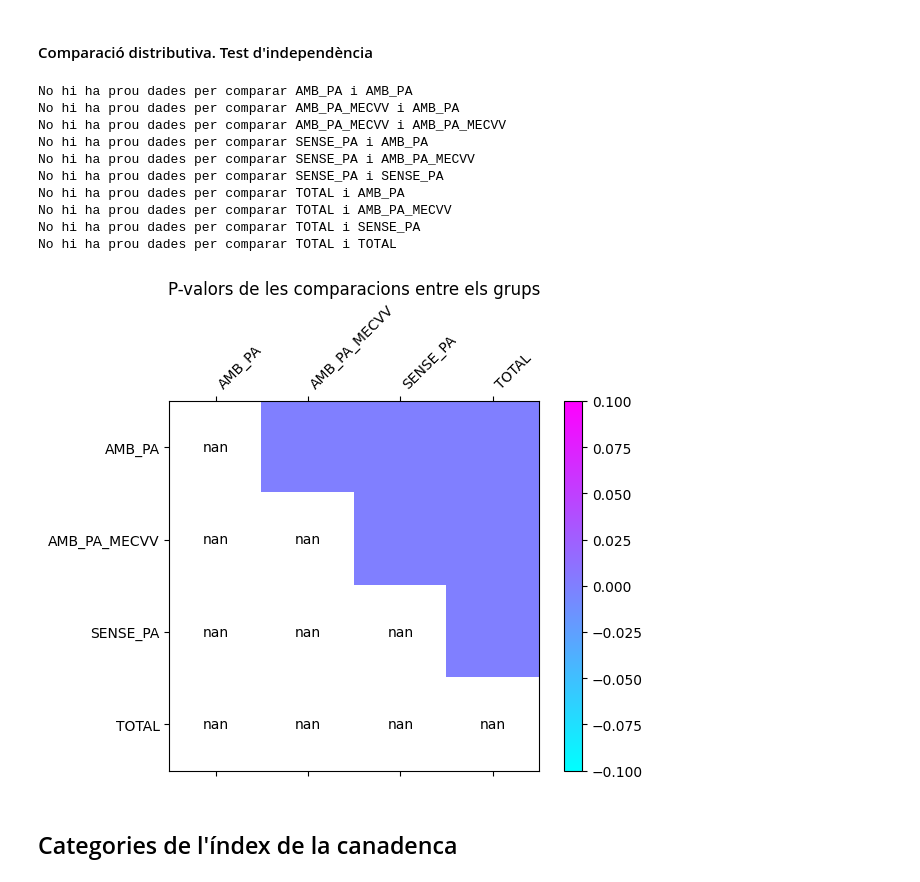
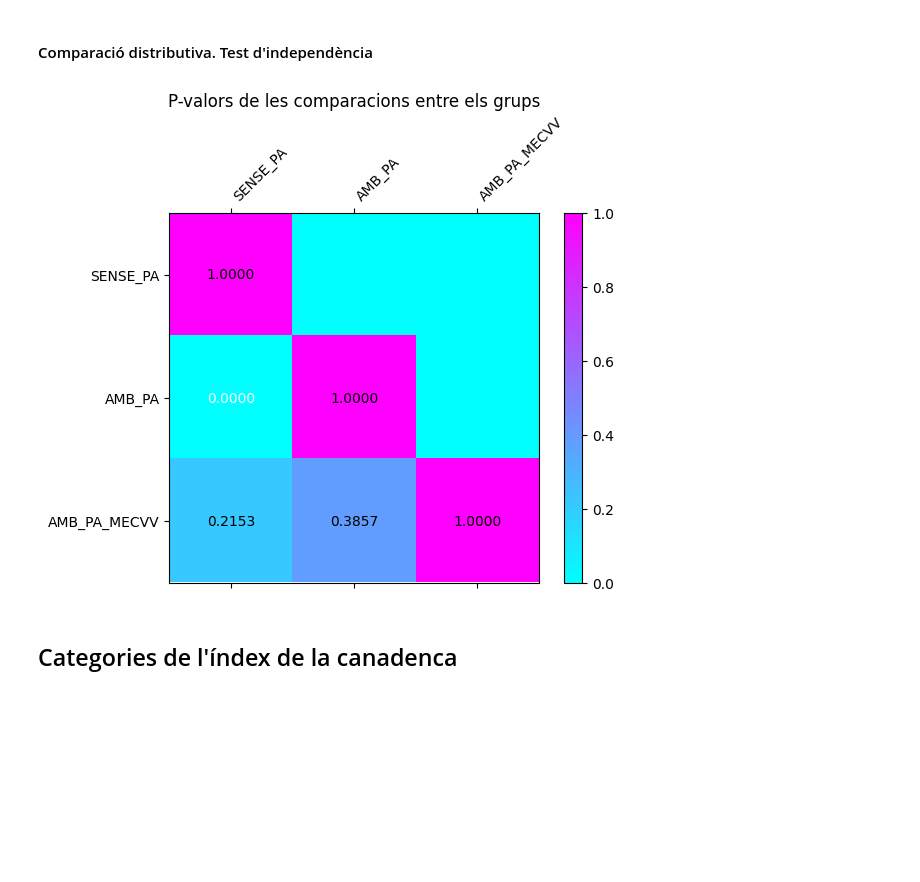
Before and after one commit to MCastelH/PRACTICUM, a Jupyter notebook: general+tests+lab.ipynb, the cells around one changed output. Drawn from its saved outputs; the diff is of its cells as text; code cells hidden in the pictures; blank space fills up the shorter version.

```diff
--- a/general+tests+lab.ipynb
+++ b/general+tests+lab.ipynb
@@ -20,6 +20,6 @@ from listas import num_var, cat_var, num_tests, cat_tests
 ## Càrrega de les dades
 Les dades s'han tractat prèviament amb l'script 'process_database.py' i s'han guardat en un dataframe de Pandas. Aquestes dades contenen la informació de tots els pacients de l'estudi.
 # %%
-taula = pd.read_pickle('./data/processed/dataframe.pkl')
+TOTAL = pd.read_pickle('./data/processed/dataframe.pkl')
 # %% [markdown]
 ## Segmentació de les dades
@@ -79,7 +72,6 @@ SENSE_PA.head()
 # %% [markdown]
 # TOTAL
 # %%
-TOTAL = taula
-taula.head()
+TOTAL.head()
 # %% [output]
 |  | edat | sexe M | visitaDietista | labs | mna | emina | canadenca | pes | atcs | mecvvs | ... |
@@ -422,19 +346,9 @@ P-value: 0.5106
 # %% [markdown]
 #### Comparació distributiva. Test d'independència
 # %%
-test_indepe_plot({'AMB_PA': AMB_PA['Canadenca resultats'], 'AMB_PA_MECVV': AMB_PA_MECVV['Canadenca resultats'], 'SENSE_PA': SENSE_PA['Canadenca resultats'], 'TOTAL': TOTAL['Canadenca resultats']})
+test_indepe_plot(category_labels=TOTAL['Classificació pacient'], numeric_values=TOTAL['Canadenca resultats'])
 # %% [output]
-No hi ha prou dades per comparar AMB_PA i AMB_PA
-No hi ha prou dades per comparar AMB_PA_MECVV i AMB_PA
-No hi ha prou dades per comparar AMB_PA_MECVV i AMB_PA_MECVV
-No hi ha prou dades per comparar SENSE_PA i AMB_PA
-No hi ha prou dades per comparar SENSE_PA i AMB_PA_MECVV
-No hi ha prou dades per comparar SENSE_PA i SENSE_PA
-No hi ha prou dades per comparar TOTAL i AMB_PA
-No hi ha prou dades per comparar TOTAL i AMB_PA_MECVV
-No hi ha prou dades per comparar TOTAL i SENSE_PA
-No hi ha prou dades per comparar TOTAL i TOTAL
-[figure, old version]
+[figure, new version]
 # %% [markdown]
 ## Categories de l'índex de la canadenca
 # %% [markdown]
```
Also changed, not shown: parts of 38 cells of this notebook, 4 other files.
